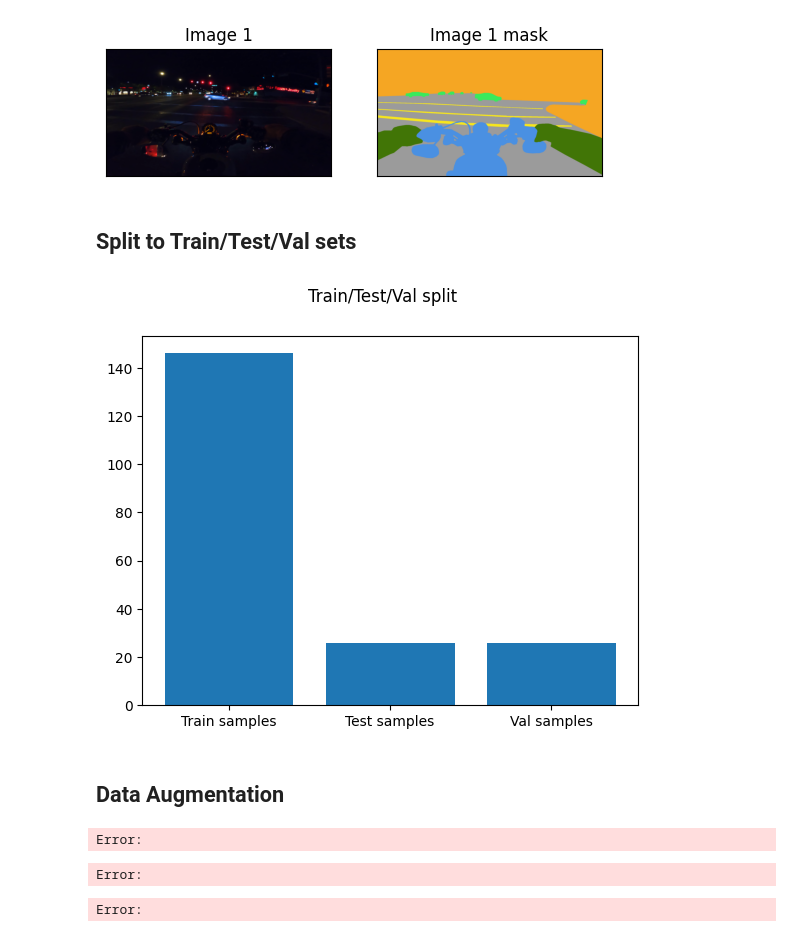
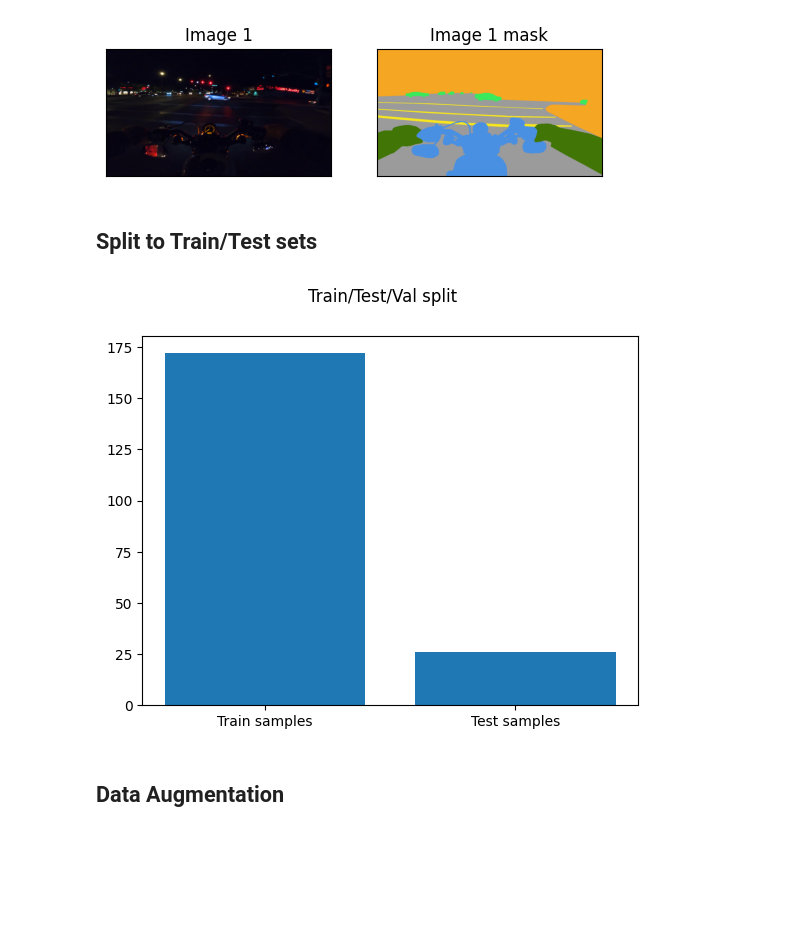
Before and after one commit to heraldjose10/SemanticStream, a Jupyter notebook: model/main.ipynb, the cells around one changed output. Drawn from its saved outputs; the diff is of its cells as text; code cells hidden in the pictures; blank space fills up the shorter version.

```diff
--- a/model/main.ipynb
+++ b/model/main.ipynb
@@ -6,7 +8,7 @@ import albumentations as A
 # %% [markdown]
 ## Load Images
 # %%
-image_path = "./data/images"
+image_path = "./model/data/images"
 
 image_names = []
 mask_names = []
@@ -61,9 +63,8 @@ for ax in axes:
 # %% [output]
 [figure]
 # %% [markdown]
-## Split to Train/Test/Val sets
+## Split to Train/Test sets
 # %%
-train_images = images[:146]
-test_images = images[146:172]
-val_images = images[172:]
+train_images = images[:172]
+test_images = images[172:]
 # %%
@@ -73,16 +73,15 @@ val_masks = masks[172:]
 # %%
 train_samples = len(train_images)
 test_samples = len(test_images)
-val_samples = len(val_images)
 
 plt.bar(
-    ["Train samples", "Test samples", "Val samples"],
-    [train_samples, test_samples, val_samples],
+    ["Train samples", "Test samples"],
+    [train_samples, test_samples],
 )
 plt.suptitle("Train/Test/Val split")
 plt.show()
 # %% [output]
-[figure, old version]
+[figure, new version]
 # %% [markdown]
 ## Data Augmentation
 # %%
@@ -101,14 +100,10 @@ augmented_images = []
 augmented_masks = []
 
 for image, mask in zip(train_images, train_masks):
-    for _ in range(3):
+    for _ in range(2):
         augmented = transform(image=image, mask=mask)
         augmented_images.append(augmented["image"])
         augmented_masks.append(augmented["mask"])
-# %% [output]
-Error:
-Error:
-Error:
 # %%
 for i in range(5):
     fig, axes = plt.subplots(1, 2)
```
Also changed, not shown: parts of 11 cells of this notebook, 1 other file.
